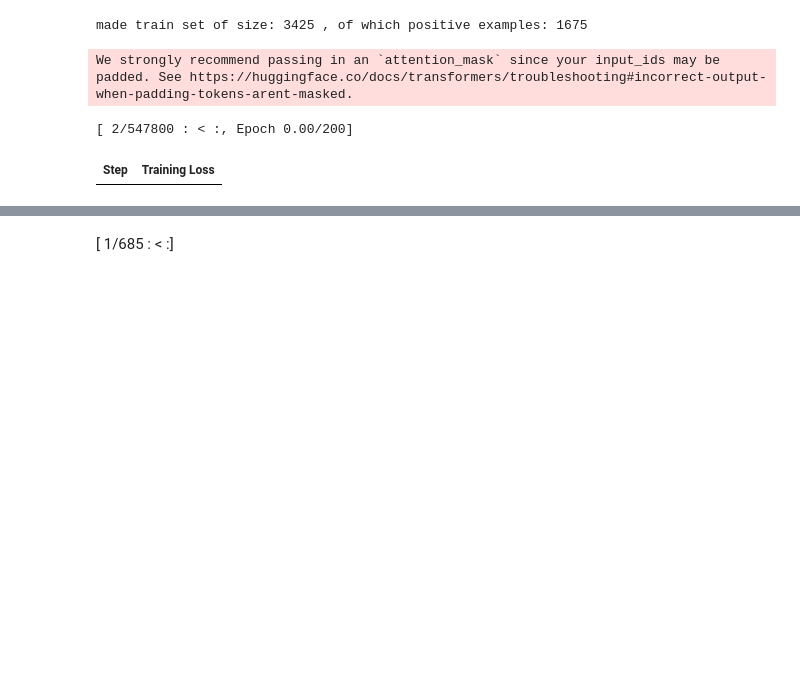
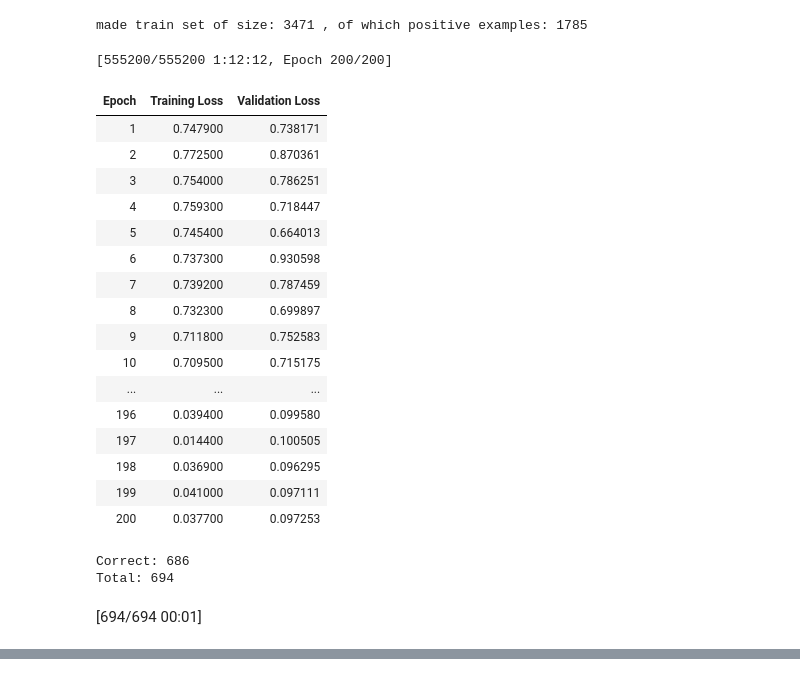
Before and after one commit to Zhang-Yihao/Transfomer2DFA, a Jupyter notebook: DFA_RNN.ipynb, the cells around one changed output, grey strips where cells are left out. Saved outputs shown, nothing was run; the diff lists cells and outputs as text; code cells hidden in the pictures; blank space fills up the shorter version.

```diff
--- a/DFA_RNN.ipynb
+++ b/DFA_RNN.ipynb
@@ -14,4 +14,41 @@ import transformers
 import numpy as np
 from torch.utils.data import DataLoader, TensorDataset, Dataset
 from transformers import BertConfig, BertForSequenceClassification, DistilBertForSequenceClassification, DistilBertConfig, AdamW
+# %%
+alphabet = "01"
+tokenize = ord
+vocab_size = 128
+distil_model_config = DistilBertConfig(
+    vocab_size=vocab_size,
+    hidden_dim=32,
+    dim=32,
+    n_heads=4
+    # note: not updated
+)
+train_arg = TrainingArguments(
+    output_dir='./results',
+    num_train_epochs=200,
+    per_device_train_batch_size=1,
+    per_device_eval_batch_size=1,
+    warmup_steps=500,
+    weight_decay=0.01,
+    logging_dir='./logs',
+    logging_steps=10,
+    learning_rate=5e-4,
+    logging_strategy='epoch',
+    evaluation_strategy='epoch'
+)
+model_config = BertConfig(
+    vocab_size=vocab_size,
+    hidden_size=32,
+    num_hidden_layers=2,
+    num_attention_heads=2,
+    intermediate_size=32,
+    num_labels=2,
+    pad_token_id=127 #anything unused !!
+)
+
+distil_model = DistilBertForSequenceClassification(distil_model_config)
+model = BertForSequenceClassification(model_config)
+target = tomita_4
 # %%
@@ -225,9 +275,27 @@ class TransformerNetwork:
 # %%
-transformer = TransformerNetwork(distil_model, train_arg, alphabet, distil_model_config, target)
+transformer = TransformerNetwork(model, train_arg, vocab_size, alphabet, model_config, target)
 transformer.train_transformer()
 transformer.model.eval()
 # %% [output]
-made train set of size: 3425 , of which positive examples: 1675
+made train set of size: 3471 , of which positive examples: 1785
-We strongly recommend passing in an `attention_mask` since your input_ids may be padded. See https://huggingface.co/docs/transformers/troubleshooting#incorrect-output-when-padding-tokens-arent-masked.
+[555200/555200 1:12:12, Epoch 200/200]
+| Epoch | Training Loss | Validation Loss |
+| 1 | 0.747900 | 0.738171 |
+| 2 | 0.772500 | 0.870361 |
+| 3 | 0.754000 | 0.786251 |
+| 4 | 0.759300 | 0.718447 |
+| 5 | 0.745400 | 0.664013 |
+| 6 | 0.737300 | 0.930598 |
+| 7 | 0.739200 | 0.787459 |
+| 8 | 0.732300 | 0.699897 |
+| 9 | 0.711800 | 0.752583 |
+| 10 | 0.709500 | 0.715175 |
+| ... | ... | ... |
+| 196 | 0.039400 | 0.099580 |
+| 197 | 0.014400 | 0.100505 |
+| 198 | 0.036900 | 0.096295 |
+| 199 | 0.041000 | 0.097111 |
+| 200 | 0.037700 | 0.097253 |
-[ 2/547800 : < :, Epoch 0.00/200]
+Correct: 686
+Total: 694
-| Step | Training Loss |
+[694/694 00:01]
@@ -236 +318,0 @@ Total: 685
-[ 1/685 : < :]
```
Also changed, not shown: parts of 9 cells of this notebook.
